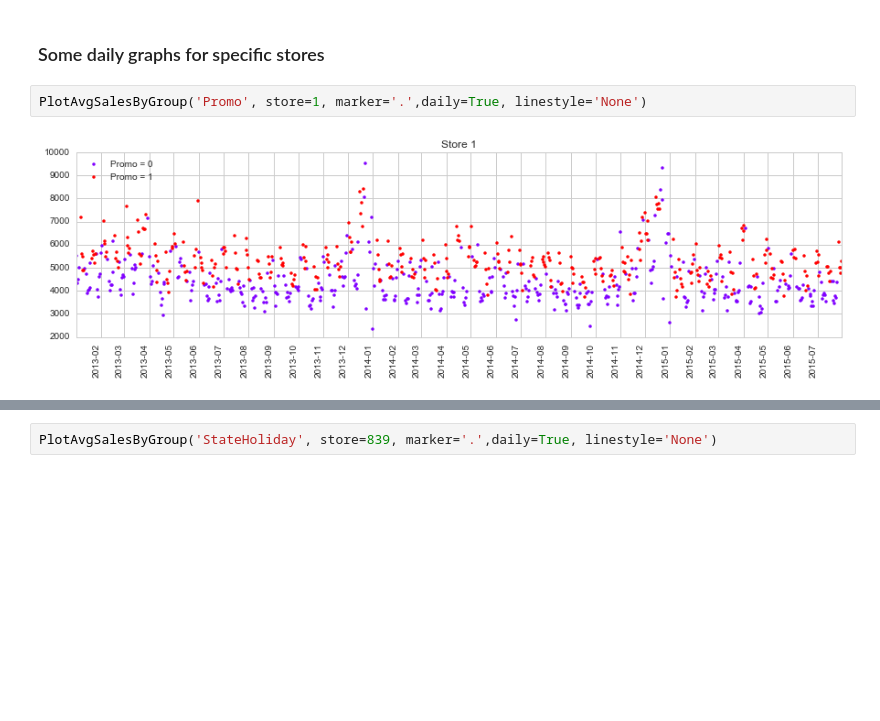
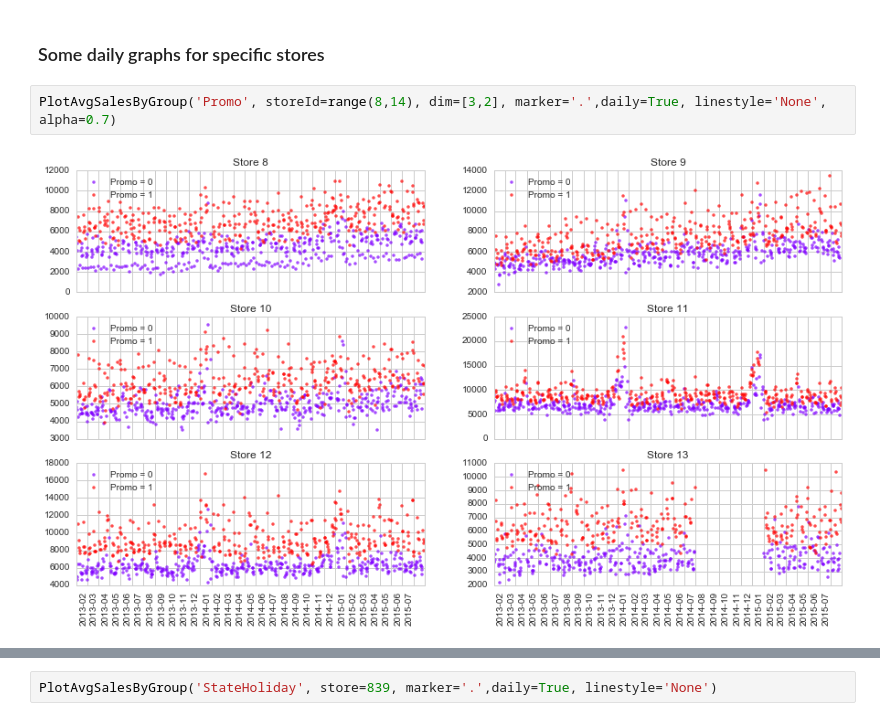
Before and after one commit to rocket-ron/kaggle, a Jupyter notebook: rossman/Exploratory_3.ipynb, the cells around one changed output, grey strips where cells are left out. Saved outputs shown, nothing was run; the diff lists cells and outputs as text; blank space fills up the shorter version.

```diff
--- a/rossman/Exploratory_3.ipynb
+++ b/rossman/Exploratory_3.ipynb
@@ -369,9 +384,9 @@ PlotAvgSalesByGroup('StateHoliday', linestyle='None', marker='o', markersize=10,
 # %% [markdown]
 ### Some daily graphs for specific stores ###
 # %%
-PlotAvgSalesByGroup('Promo', store=1, marker='.',daily=True, linestyle='None')
+PlotAvgSalesByGroup('Promo', storeId=range(8,14), dim=[3,2], marker='.',daily=True, linestyle='None', alpha=0.7)
 # %% [output]
-[figure, old version]
+[figure, new version]
 # %%
 PlotAvgSalesByGroup('Promo', store=2, marker='.',daily=True, linestyle='None')
 # %% [output]
```
Also changed, not shown: parts of 9 cells of this notebook, 1 other file.
